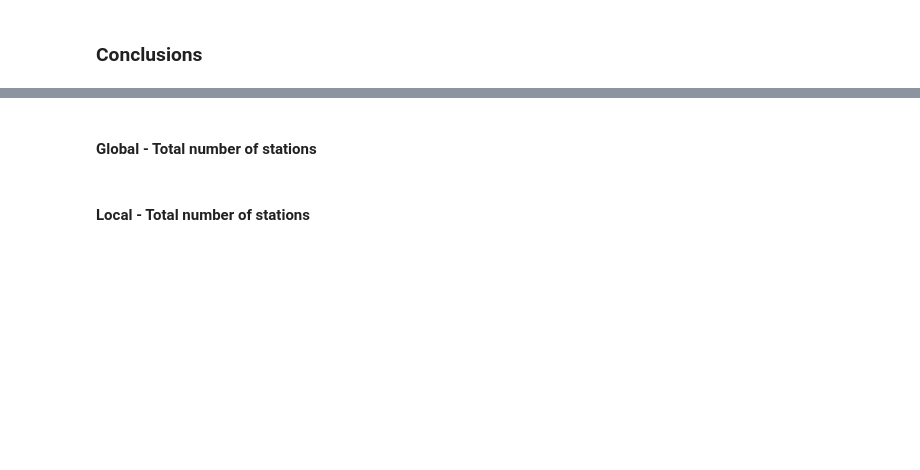
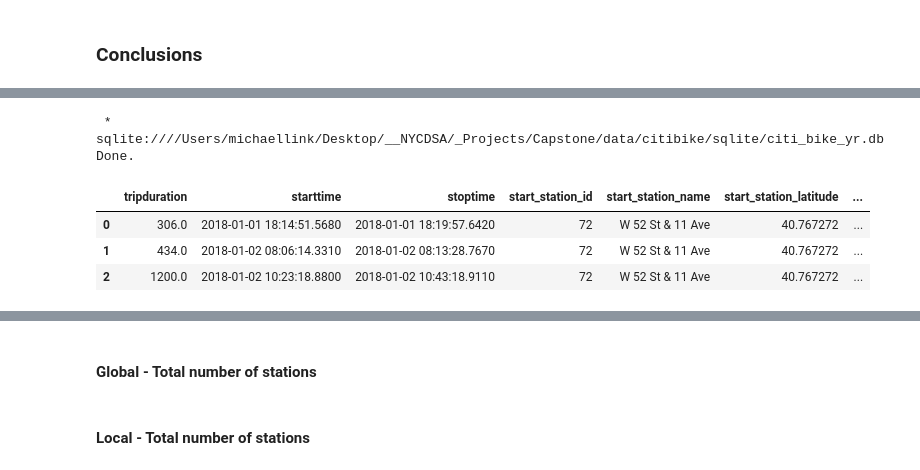
Before and after one commit to Data-Science-Link/project_bike_rental_analysis, a Jupyter notebook: scripts/workspace/Link_Michael/Random Sampling.ipynb, the cells around one changed output, grey strips where cells are left out. Cells and saved outputs as stored; diff of their text form; code cells hidden in the pictures; blank space fills up the shorter version.

```diff
--- a/scripts/workspace/Link_Michael/Random Sampling.ipynb
+++ b/scripts/workspace/Link_Michael/Random Sampling.ipynb
@@ -523,0 +323,16 @@ Done.
+# %%
+# sql query to get 10% random sample
+result = %sql SELECT * FROM yr_2018 WHERE abs(CAST(random() AS REAL))/9223372036854775808 < 0.15;
+# convert into pandas df
+yr_2018 = result.DataFrame()
+yr_2018.drop(columns=['dummy'], inplace=True)
+# send to csv
+yr_2018.to_csv('./rand_10/yr_2018.csv', index=False)
+yr_2018.head(3)
+# %% [output]
+ * sqlite:////Users/michaellink/Desktop/__NYCDSA/_Projects/Capstone/data/citibike/sqlite/citi_bike_yr.db
+Done.
+|  | tripduration | starttime | stoptime | start_station_id | start_station_name | start_station_latitude | ... |
+| 0 | 306.0 | 2018-01-01 18:14:51.5680 | 2018-01-01 18:19:57.6420 | 72 | W 52 St & 11 Ave | 40.767272 | ... |
+| 1 | 434.0 | 2018-01-02 08:06:14.3310 | 2018-01-02 08:13:28.7670 | 72 | W 52 St & 11 Ave | 40.767272 | ... |
+| 2 | 1200.0 | 2018-01-02 10:23:18.8800 | 2018-01-02 10:43:18.9110 | 72 | W 52 St & 11 Ave | 40.767272 | ... |
```
Also changed, not shown: parts of 72 cells of this notebook, 11 other files.
